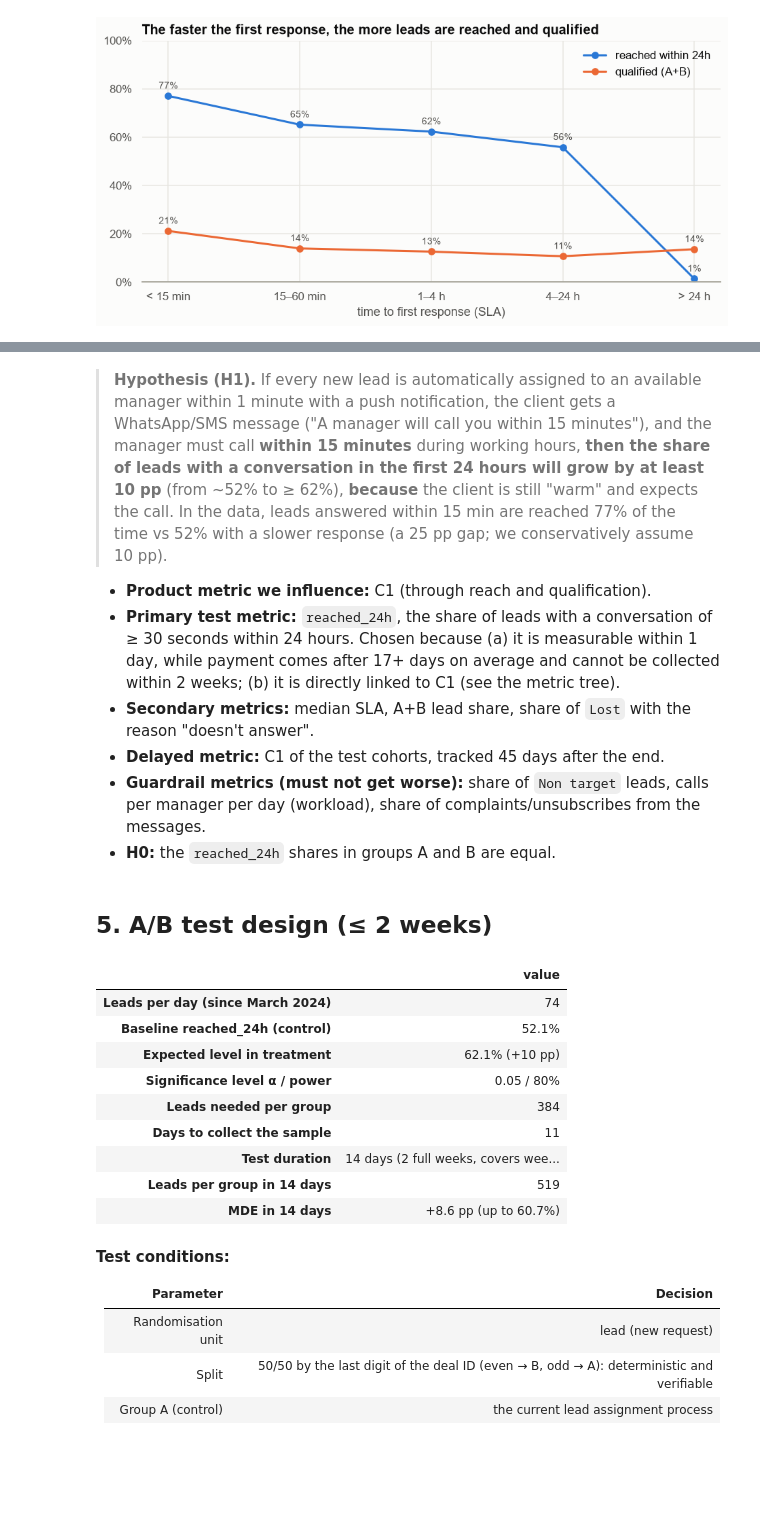
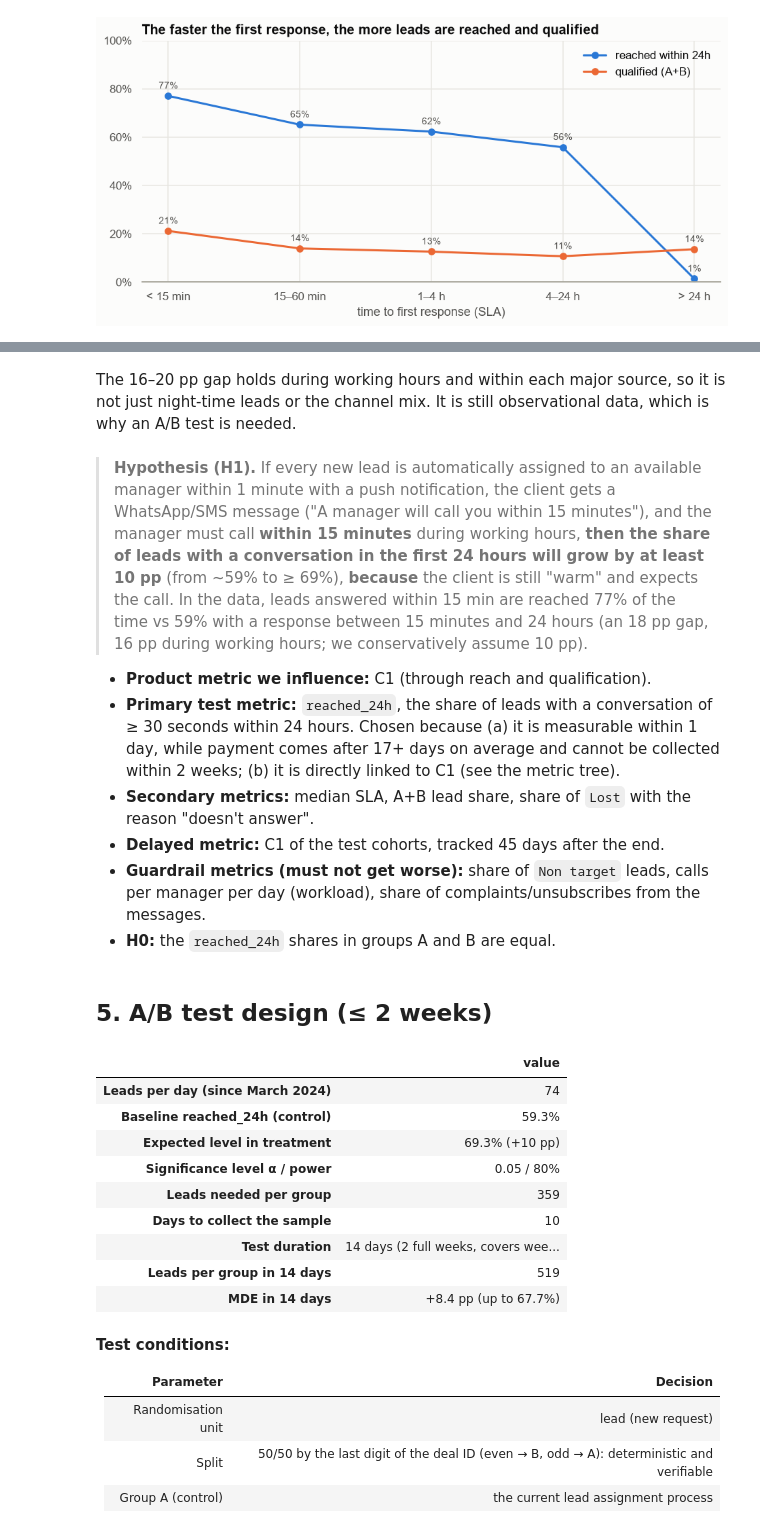
Before and after one commit to yerkovskayuliia-pixel/data-analytics-portfolio, a Jupyter notebook: python-crm-analysis/notebooks/03_unit_economics_ab_test.ipynb, the cells around one changed output, grey strips where cells are left out. Drawn from its saved outputs; the diff is of its cells as text; code cells hidden in the pictures; blank space fills up the shorter version.

```diff
--- a/python-crm-analysis/notebooks/03_unit_economics_ab_test.ipynb
+++ b/python-crm-analysis/notebooks/03_unit_economics_ab_test.ipynb
@@ -61,7 +61,7 @@ UA_total, AC_total = len(deals), spend["spend"].sum()
 
 stud = deals[deals["is_student"] & deals["product"].isin(PRODUCTS)]
 ue = pd.DataFrame(index=PRODUCTS)
-ue["UA"] = (share * UA_total).round()
+ue["UA"] = share * UA_total
 ue["B"] = stud.groupby("product", observed=True).size().reindex(PRODUCTS)
 ue["T"] = stud.groupby("product", observed=True)["payments_count"].sum().reindex(PRODUCTS)
 ue["Revenue"] = stud.groupby("product", observed=True)["revenue"].sum().reindex(PRODUCTS)
@@ -246,0 +251,13 @@ save(fig, "03_hypothesis_evidence"); plt.show()
+# %%
+fast = deals["sla_bucket"].eq("< 15 min")
+slow = deals["sla_bucket"].isin(["15–60 min", "1–4 h", "4–24 h"])
+work = deals["created_time"].dt.hour.between(9, 17) & (deals["created_time"].dt.dayofweek < 5)
+check = {"all leads": deals.index == deals.index, "working hours (Mon–Fri, 9–18)": work}
+for s in ["Facebook Ads", "Google Ads"]:
+    check[s] = deals["source"].eq(s)
+robust = pd.DataFrame({
+    name: {"< 15 min": deals.loc[mask & fast, "reached_24h"].mean(),
+           "15 min – 24 h": deals.loc[mask & slow, "reached_24h"].mean()}
+    for name, mask in check.items()}).T
+robust["gap, pp"] = (robust["< 15 min"] - robust["15 min – 24 h"]) * 100
+robust.style.format({"< 15 min": "{:.1%}", "15 min – 24 h": "{:.1%}", "gap, pp": "{:+.1f}"})
@@ -247,11 +270,14 @@ save(fig, "03_hypothesis_evidence"); plt.show()
+# %% [markdown]
+The 16–20 pp gap holds during working hours and within each major source, so it is not just night-time leads or
+the channel mix. It is still observational data, which is why an A/B test is needed.
 # %% [markdown]
 > **Hypothesis (H1).** If every new lead is automatically assigned to an available manager within 1 minute
 > with a push notification, the client gets a WhatsApp/SMS message ("A manager will call you within 15 minutes"),
 > and the manager must call **within 15 minutes** during working hours,
 > **then the share of leads with a conversation in the first 24 hours will grow by at least 10 pp**
-> (from ~52% to ≥ 62%), **because** the client is still "warm" and expects the call. In the data, leads answered within 15 min
-> are reached 77% of the time vs 52% with a slower response (a 25 pp gap; we conservatively
-> assume 10 pp).
+> (from ~59% to ≥ 69%), **because** the client is still "warm" and expects the call. In the data, leads answered within 15 min
+> are reached 77% of the time vs 59% with a response between 15 minutes and 24 hours (an 18 pp gap,
+> 16 pp during working hours; we conservatively assume 10 pp).
 
 - **Product metric we influence:** C1 (through reach and qualification).
 - **Primary test metric:** `reached_24h`, the share of leads with a conversation of ≥ 30 seconds within 24 hours.
@@ -268,42 +294,42 @@ save(fig, "03_hypothesis_evidence"); plt.show()
 recent = deals[deals["created_time"] >= "2024-03-01"]
 leads_per_day = len(recent) / recent["created_time"].dt.normalize().nunique()
 
-slow = deals["sla_bucket"].isin(["15–60 min", "1–4 h", "4–24 h", "> 24 h"])
+# control: leads answered between 15 min and 24 h (the "> 24 h" bucket is excluded, see section 4)
 p_control = deals.loc[slow, "reached_24h"].mean()
 p_treatment = p_control + 0.10
 alpha, power = 0.05, 0.80
 effect = proportion_effectsize(p_treatment, p_control)
 n_per_group = int(np.ceil(NormalIndPower().solve_power(effect, alpha=alpha, power=power, ratio=1)))
 days_needed = int(np.ceil(2 * n_per_group / leads_per_day))
 
 n_14 = int(leads_per_day * 14 / 2)
 mde_h = NormalIndPower().solve_power(nobs1=n_14, alpha=alpha, power=power, ratio=1)
 # inverse Cohen's h transform -> proportion
 mde_p = np.sin(np.arcsin(np.sqrt(p_control)) + mde_h / 2) ** 2
 
 design = pd.Series({
     "Leads per day (since March 2024)": f"{leads_per_day:.0f}",
     "Baseline reached_24h (control)": f"{p_control:.1%}",
     "Expected level in treatment": f"{p_treatment:.1%} (+10 pp)",
     "Significance level α / power": f"{alpha} / {power:.0%}",
     "Leads needed per group": f"{n_per_group:,}",
     "Days to collect the sample": days_needed,
     "Test duration": "14 days (2 full weeks, covers weekly seasonality)",
     "Leads per group in 14 days": f"{n_14:,}",
     "MDE in 14 days": f"{(mde_p - p_control) * 100:+.1f} pp (up to {mde_p:.1%})",
 }, name="value")
 design.to_frame()
 # %% [output]
 |  | value |
 | Leads per day (since March 2024) | 74 |
-| Baseline reached_24h (control) | 52.1% |
-| Expected level in treatment | 62.1% (+10 pp) |
+| Baseline reached_24h (control) | 59.3% |
+| Expected level in treatment | 69.3% (+10 pp) |
 | Significance level α / power | 0.05 / 80% |
-| Leads needed per group | 384 |
-| Days to collect the sample | 11 |
+| Leads needed per group | 359 |
+| Days to collect the sample | 10 |
 | Test duration | 14 days (2 full weeks, covers wee... |
 | Leads per group in 14 days | 519 |
-| MDE in 14 days | +8.6 pp (up to 60.7%) |
+| MDE in 14 days | +8.4 pp (up to 67.7%) |
 # %% [markdown]
 **Test conditions:**
 
```
Also changed, not shown: parts of 6 cells of this notebook, 16 other files.
